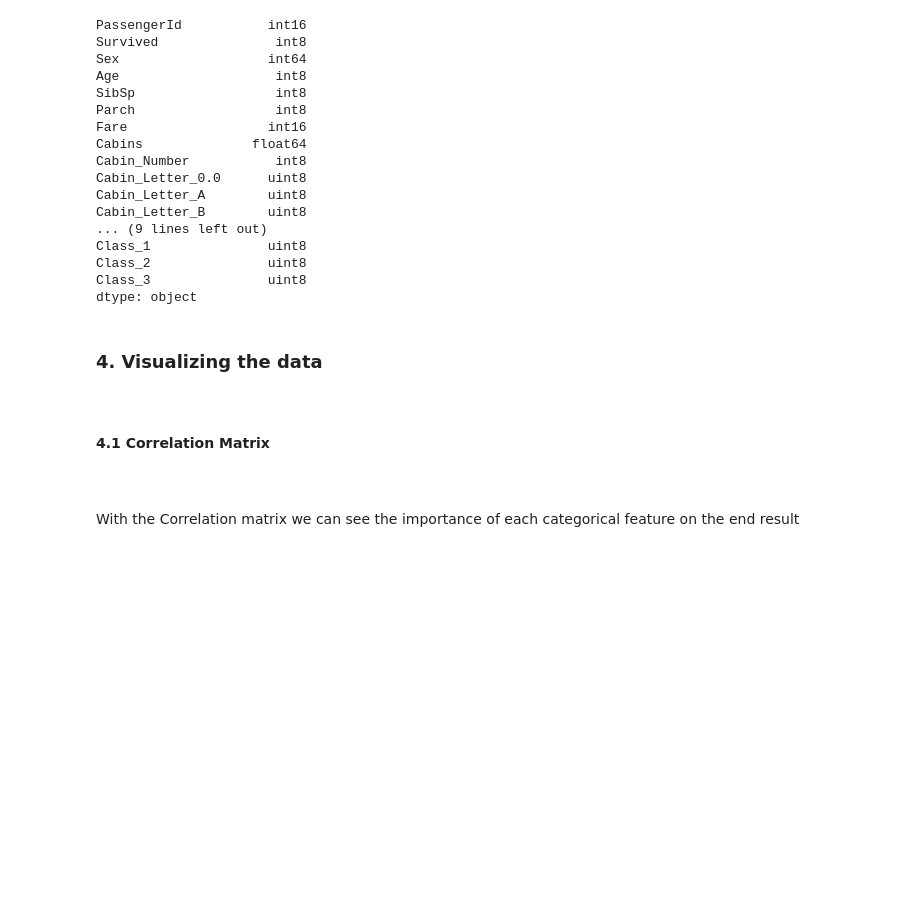
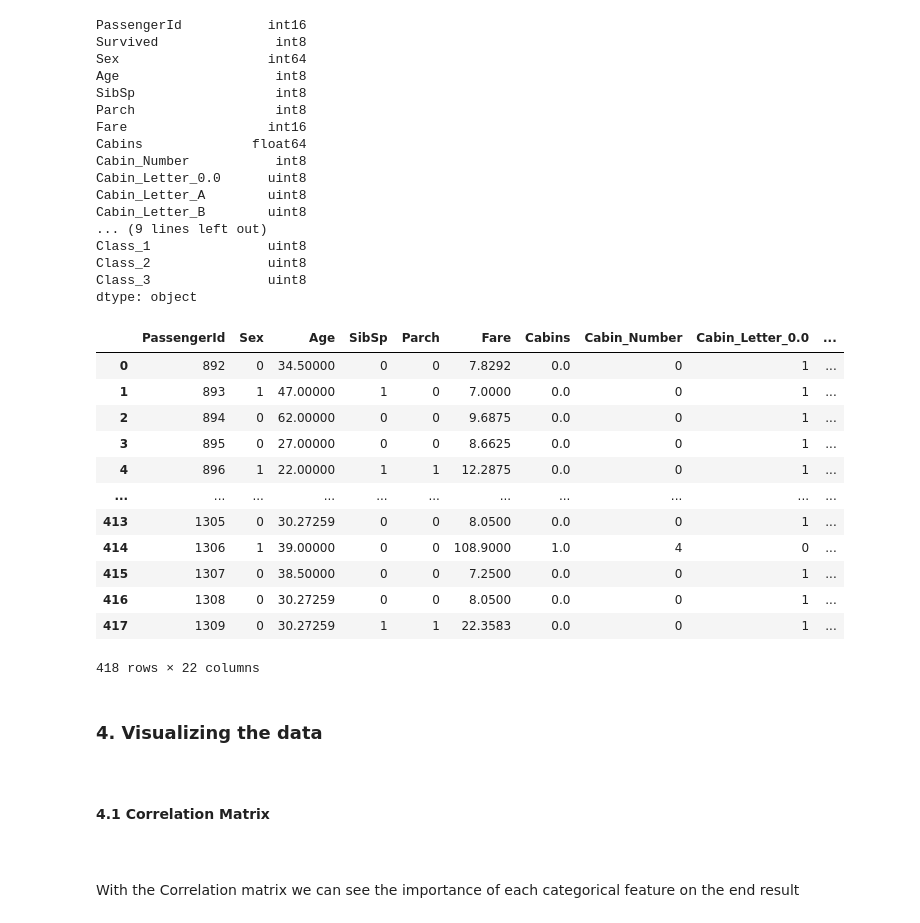
Before and after one commit to EricaFer/Titanic---Machine-Learning-from-Disaster, a Jupyter notebook: Titanic.ipynb, the cells around one changed output. Saved outputs shown, nothing was run; the diff lists cells and outputs as text; code cells hidden in the pictures; blank space fills up the shorter version.

```diff
--- a/Titanic.ipynb
+++ b/Titanic.ipynb
@@ -353,6 +352,22 @@ Class_1               uint8
 Class_2               uint8
 Class_3               uint8
 dtype: object
+# %%
+test
+# %% [output]
+|  | PassengerId | Sex | Age | SibSp | Parch | Fare | Cabins | Cabin_Number | Cabin_Letter_0.0 | ... |
+| 0 | 892 | 0 | 34.50000 | 0 | 0 | 7.8292 | 0.0 | 0 | 1 | ... |
+| 1 | 893 | 1 | 47.00000 | 1 | 0 | 7.0000 | 0.0 | 0 | 1 | ... |
+| 2 | 894 | 0 | 62.00000 | 0 | 0 | 9.6875 | 0.0 | 0 | 1 | ... |
+| 3 | 895 | 0 | 27.00000 | 0 | 0 | 8.6625 | 0.0 | 0 | 1 | ... |
+| 4 | 896 | 1 | 22.00000 | 1 | 1 | 12.2875 | 0.0 | 0 | 1 | ... |
+| ... | ... | ... | ... | ... | ... | ... | ... | ... | ... | ... |
+| 413 | 1305 | 0 | 30.27259 | 0 | 0 | 8.0500 | 0.0 | 0 | 1 | ... |
+| 414 | 1306 | 1 | 39.00000 | 0 | 0 | 108.9000 | 1.0 | 4 | 0 | ... |
+| 415 | 1307 | 0 | 38.50000 | 0 | 0 | 7.2500 | 0.0 | 0 | 1 | ... |
+| 416 | 1308 | 0 | 30.27259 | 0 | 0 | 8.0500 | 0.0 | 0 | 1 | ... |
+| 417 | 1309 | 0 | 30.27259 | 1 | 1 | 22.3583 | 0.0 | 0 | 1 | ... |
+418 rows × 22 columns
 # %% [markdown]
 ### 4. Visualizing the data
 <br>
```
Also changed, not shown: parts of 28 cells of this notebook, 1 other file.
